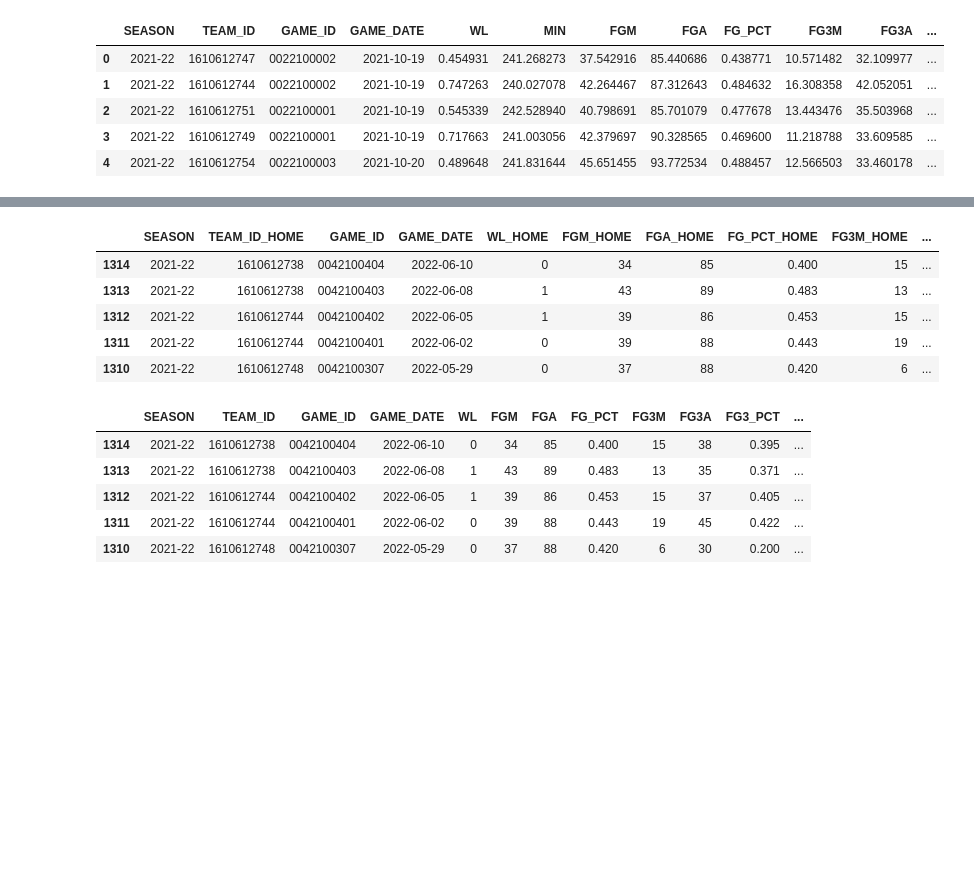
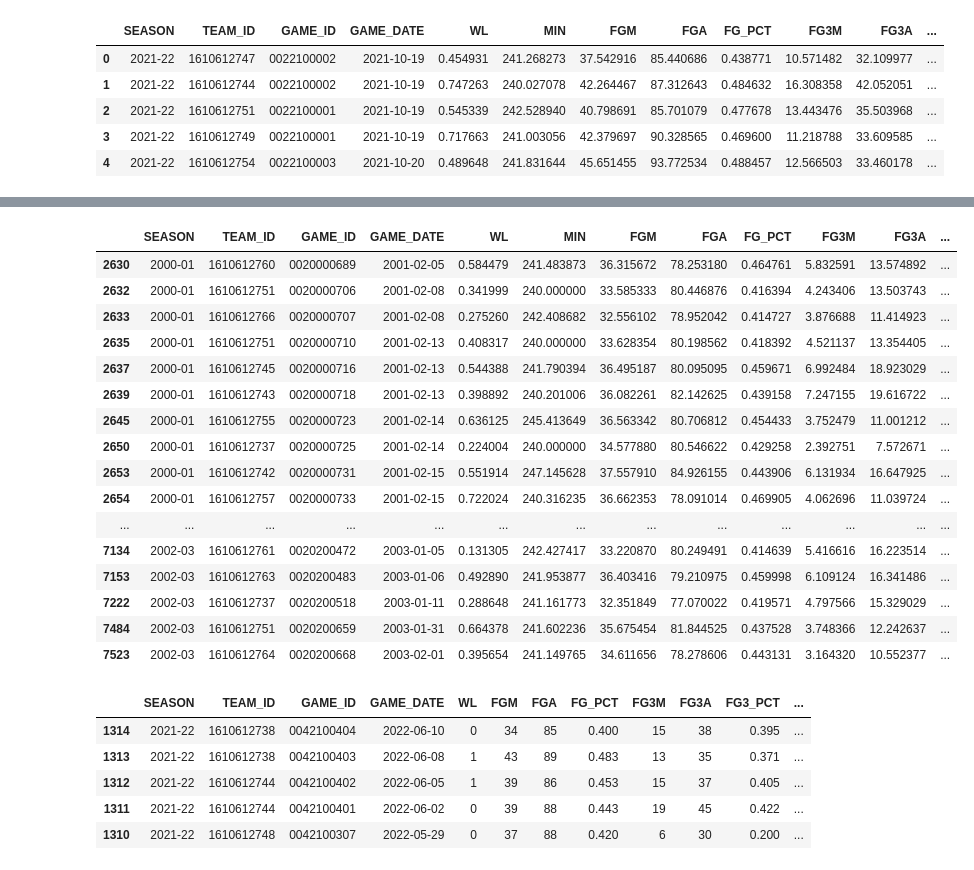
Before and after one commit to jnshzk/nba_beating_the_spread, a Jupyter notebook: data_preprocessing_v2.ipynb, the cells around one changed output, grey strips where cells are left out. Cells and saved outputs as stored; diff of their text form; code cells hidden in the pictures; blank space fills up the shorter version.

```diff
--- a/data_preprocessing_v2.ipynb
+++ b/data_preprocessing_v2.ipynb
@@ -64,7 +64,6 @@ team_boxscores_df.drop(columns=['TEAM_ABBREVIATION_x',
                                 'MATCHUP',
                                 'TEAM_NAME_y',
                                 'TEAM_ABBREVIATION_y',
-                                'TEAM_CITY',
                                 'MIN_y'], inplace=True)
 team_boxscores_df.rename(columns={'MIN_x':'MIN'}, inplace=True)
 team_boxscores_df.head()
@@ -195,7 +194,7 @@ team_boxscores_df['GAME_DATE'] = pd.to_datetime(team_boxscores_df['GAME_DATE'])
 num_games = 50
 alpha = 0.1
 
-non_feature_cols = {'SEASON', 'TEAM_ID', 'GAME_ID', 'GAME_DATE', 'HOME_TEAM'}
+non_feature_cols = {'SEASON', 'TEAM_ID', 'GAME_ID', 'GAME_DATE', 'HOME_TEAM', 'TEAM_CITY'}
 feature_cols = set(team_boxscores_df.columns) - non_feature_cols
 
 weighted_avgs = []
@@ -219,6 +218,7 @@ for i, row in tqdm(team_boxscores_df.iterrows()):
     weighted_avgs.append(row)
 
 weighted_avg_df = pd.DataFrame(weighted_avgs)
+weighted_avg_df.reset_index(drop=True, inplace=True)
 # %%
 weighted_avg_df.head()
 # %% [output]
@@ -230,8 +230,9 @@ weighted_avg_df.head()
 | 4 | 2021-22 | 1610612754 | 0022100003 | 2021-10-20 | 0.489648 | 241.831644 | 45.651455 | 93.772534 | 0.488457 | 12.566503 | 33.460178 | ... |
 # %%
 #add number of rest days
-rest_days = np.empty(len(weighted_avg_df))
-for i, row in weighted_avg_df.iterrows():
+rest_days = np.empty(weighted_avg_df.shape[0])
+
+for i, row in tqdm(weighted_avg_df.iterrows()):
     game_date = row['GAME_DATE']
     team_id = row['TEAM_ID']
     rest_days_df = weighted_avg_df[(weighted_avg_df['TEAM_ID'] == team_id) &
@@ -256,2 +269,32 @@ weighted_avg_df[weighted_avg_df['TEAM_ID']==1610612744].sort_values(by=['GAME_DA
 # %%
 #reformat so each game is represented by a single row which is the difference between each team's stats
+game_ids = weighted_avg_df['GAME_ID'].unique()
+
+revised_rows = []
+missing_game_ids = []
+missing_game_count = 0
+
+for game_id in tqdm(game_ids):
+
+    home_team_row = weighted_avg_df[(weighted_avg_df['GAME_ID']==game_id) &
+                                      (weighted_avg_df['HOME_TEAM']==True)]
+    away_team_row = weighted_avg_df[(weighted_avg_df['GAME_ID']==game_id) &
+                                      (weighted_avg_df['HOME_TEAM']==False)]
+
+    try:
+        stats_diff = home_team_row[feature_cols].subtract(np.array(away_team_row[feature_cols]))
+        stats_diff[['SEASON','GAME_DATE','GAME_ID','HOME_TEAM_ID','HOME_TEAM_CITY']] = home_team_row[['SEASON',
+                                                                                                      'GAME_DATE',
+                                                                                                      'GAME_ID',
+                                                                                                      'TEAM_ID',
+                                                                                                      'TEAM_CITY']]
+        revised_rows.append(stats_diff)
+
+    except:
+        missing_game_ids.append(game_id)
+        missing_game_count += 1
+
+final_df = pd.concat(revised_rows)
+final_df.head()
+
+print('Number of missing games: ', missing_game_count)
@@ -305,13 +303,20 @@ team_boxscores_df.describe()
-# %%
-#change W/L column to 1's and 0's
-team_boxscores_df['WL_HOME'] = team_boxscores_df['WL_HOME'].map({'W':1, 'L':0})
-team_boxscores_df['WL_AWAY'] = team_boxscores_df['WL_AWAY'].map({'W':1, 'L':0})
-
-team_boxscores_df.head()
-# %% [output]
-|  | SEASON | TEAM_ID_HOME | GAME_ID | GAME_DATE | WL_HOME | FGM_HOME | FGA_HOME | FG_PCT_HOME | FG3M_HOME | ... |
-| 1314 | 2021-22 | 1610612738 | 0042100404 | 2022-06-10 | 0 | 34 | 85 | 0.400 | 15 | ... |
-| 1313 | 2021-22 | 1610612738 | 0042100403 | 2022-06-08 | 1 | 43 | 89 | 0.483 | 13 | ... |
-| 1312 | 2021-22 | 1610612744 | 0042100402 | 2022-06-05 | 1 | 39 | 86 | 0.453 | 15 | ... |
-| 1311 | 2021-22 | 1610612744 | 0042100401 | 2022-06-02 | 0 | 39 | 88 | 0.443 | 19 | ... |
-| 1310 | 2021-22 | 1610612748 | 0042100307 | 2022-05-29 | 0 | 37 | 88 | 0.420 | 6 | ... |
+# %%
+weighted_avg_df[(weighted_avg_df['GAME_ID'].isin(missing_game_ids))].sort_values(by=['GAME_ID'])
+# %% [output]
+|  | SEASON | TEAM_ID | GAME_ID | GAME_DATE | WL | MIN | FGM | FGA | FG_PCT | FG3M | FG3A | ... |
+| 2630 | 2000-01 | 1610612760 | 0020000689 | 2001-02-05 | 0.584479 | 241.483873 | 36.315672 | 78.253180 | 0.464761 | 5.832591 | 13.574892 | ... |
+| 2632 | 2000-01 | 1610612751 | 0020000706 | 2001-02-08 | 0.341999 | 240.000000 | 33.585333 | 80.446876 | 0.416394 | 4.243406 | 13.503743 | ... |
+| 2633 | 2000-01 | 1610612766 | 0020000707 | 2001-02-08 | 0.275260 | 242.408682 | 32.556102 | 78.952042 | 0.414727 | 3.876688 | 11.414923 | ... |
+| 2635 | 2000-01 | 1610612751 | 0020000710 | 2001-02-13 | 0.408317 | 240.000000 | 33.628354 | 80.198562 | 0.418392 | 4.521137 | 13.354405 | ... |
+| 2637 | 2000-01 | 1610612745 | 0020000716 | 2001-02-13 | 0.544388 | 241.790394 | 36.495187 | 80.095095 | 0.459671 | 6.992484 | 18.923029 | ... |
+| 2639 | 2000-01 | 1610612743 | 0020000718 | 2001-02-13 | 0.398892 | 240.201006 | 36.082261 | 82.142625 | 0.439158 | 7.247155 | 19.616722 | ... |
+| 2645 | 2000-01 | 1610612755 | 0020000723 | 2001-02-14 | 0.636125 | 245.413649 | 36.563342 | 80.706812 | 0.454433 | 3.752479 | 11.001212 | ... |
+| 2650 | 2000-01 | 1610612737 | 0020000725 | 2001-02-14 | 0.224004 | 240.000000 | 34.577880 | 80.546622 | 0.429258 | 2.392751 | 7.572671 | ... |
+| 2653 | 2000-01 | 1610612742 | 0020000731 | 2001-02-15 | 0.551914 | 247.145628 | 37.557910 | 84.926155 | 0.443906 | 6.131934 | 16.647925 | ... |
+| 2654 | 2000-01 | 1610612757 | 0020000733 | 2001-02-15 | 0.722024 | 240.316235 | 36.662353 | 78.091014 | 0.469905 | 4.062696 | 11.039724 | ... |
+| ... | ... | ... | ... | ... | ... | ... | ... | ... | ... | ... | ... | ... |
+| 7134 | 2002-03 | 1610612761 | 0020200472 | 2003-01-05 | 0.131305 | 242.427417 | 33.220870 | 80.249491 | 0.414639 | 5.416616 | 16.223514 | ... |
+| 7153 | 2002-03 | 1610612763 | 0020200483 | 2003-01-06 | 0.492890 | 241.953877 | 36.403416 | 79.210975 | 0.459998 | 6.109124 | 16.341486 | ... |
+| 7222 | 2002-03 | 1610612737 | 0020200518 | 2003-01-11 | 0.288648 | 241.161773 | 32.351849 | 77.070022 | 0.419571 | 4.797566 | 15.329029 | ... |
+| 7484 | 2002-03 | 1610612751 | 0020200659 | 2003-01-31 | 0.664378 | 241.602236 | 35.675454 | 81.844525 | 0.437528 | 3.748366 | 12.242637 | ... |
+| 7523 | 2002-03 | 1610612764 | 0020200668 | 2003-02-01 | 0.395654 | 241.149765 | 34.611656 | 78.278606 | 0.443131 | 3.164320 | 10.552377 | ... |
```
Also changed, not shown: parts of 9 cells of this notebook.
